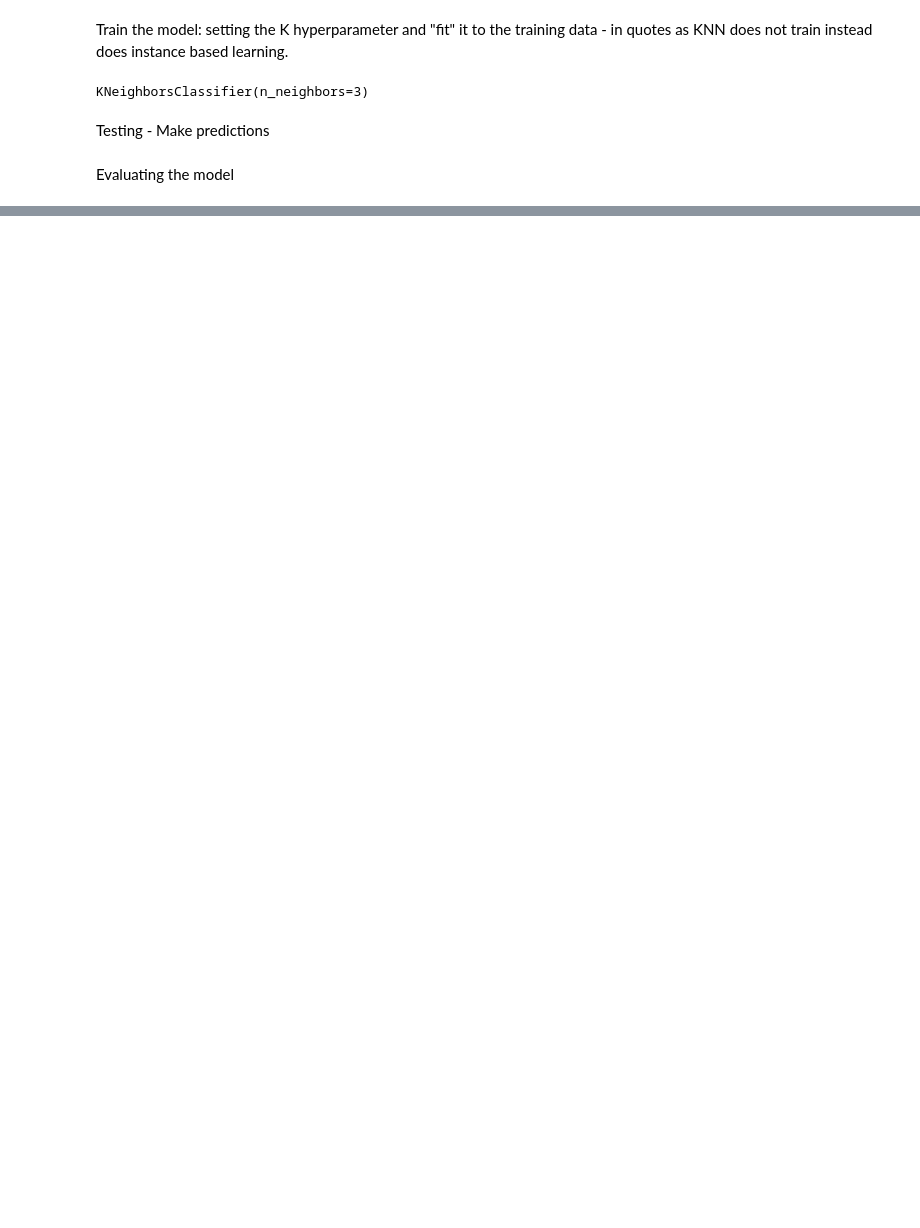
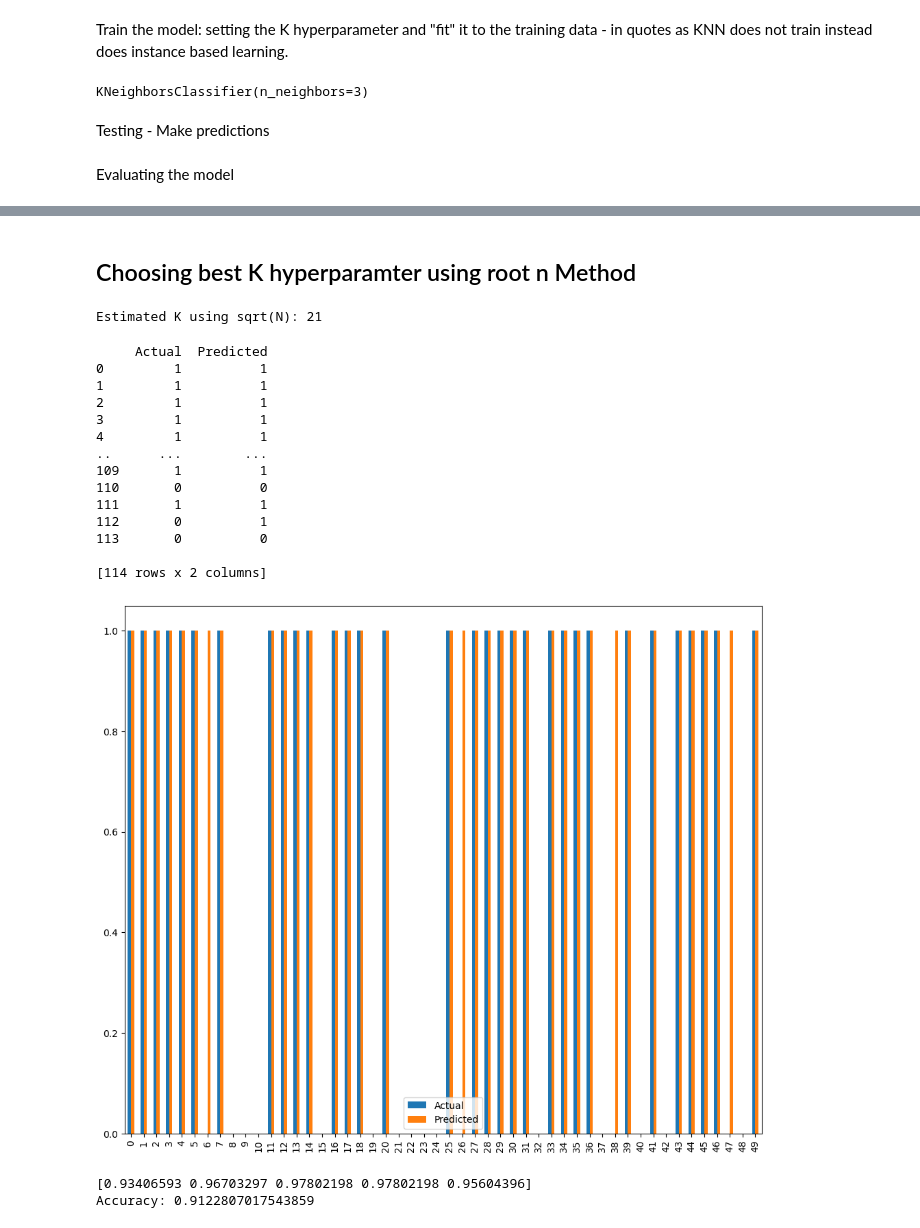
Before and after one commit to Arnold-18-CS/Machine-Learning-Algorithms, a Jupyter notebook: knn.ipynb, the cells around one changed output, grey strips where cells are left out. Drawn from its saved outputs; the diff is of its cells as text; code cells hidden in the pictures; blank space fills up the shorter version.

```diff
--- a/knn.ipynb
+++ b/knn.ipynb
@@ -72,0 +122,19 @@ Play around with the K values to find the best K that maximizes the accuracy
+# %%
+k = 8
+knn = KNeighborsClassifier(n_neighbors=k)
+knn.fit(X_train, y_train)
+
+y_pred = knn.predict(X_test)
+
+df = pd.DataFrame({'Actual': y_test.flatten(), 'Predicted': y_pred.flatten()})
+print(df)
+
+df1 = df.head(50)
+df1.plot(kind='bar', figsize=(12,10))
+plt.show()
+
+scores = cross_val_score(knn, X_train, y_train, cv=5, scoring="accuracy")
+print(scores)
+
+accuracy = metrics.accuracy_score(y_test, y_pred)
+print(f"Accuracy: {accuracy}")
@@ -72,0 +159,47 @@ Play around with the K values to find the best K that maximizes the accuracy
+# %% [markdown]
+## Choosing best K hyperparamter using root n Method
+# %%
+# Calculate K using the sqrt(N) rule
+N = len(X_train)  # number of training samples
+K_sqrt = int(np.sqrt(N))
+k = K_sqrt
+print(f"Estimated K using sqrt(N): {K_sqrt}")
+# %% [output]
+Estimated K using sqrt(N): 21
+# %%
+
+knn = KNeighborsClassifier(n_neighbors=k)
+knn.fit(X_train, y_train)
+
+y_pred = knn.predict(X_test)
+
+df = pd.DataFrame({'Actual': y_test.flatten(), 'Predicted': y_pred.flatten()})
+print(df)
+
+df1 = df.head(50)
+df1.plot(kind='bar', figsize=(12,10))
+plt.show()
+
+scores = cross_val_score(knn, X_train, y_train, cv=5, scoring="accuracy")
+print(scores)
+
+accuracy = metrics.accuracy_score(y_test, y_pred)
+print(f"Accuracy: {accuracy}")
+# %% [output]
+     Actual  Predicted
+0         1          1
+1         1          1
+2         1          1
+3         1          1
+4         1          1
+..      ...        ...
+109       1          1
+110       0          0
+111       1          1
+112       0          1
+113       0          0
+
+[114 rows x 2 columns]
+[figure, added]
+[0.93406593 0.96703297 0.97802198 0.97802198 0.95604396]
+Accuracy: 0.9122807017543859
```
Also changed, not shown: parts of 9 cells of this notebook, 2 other files.
